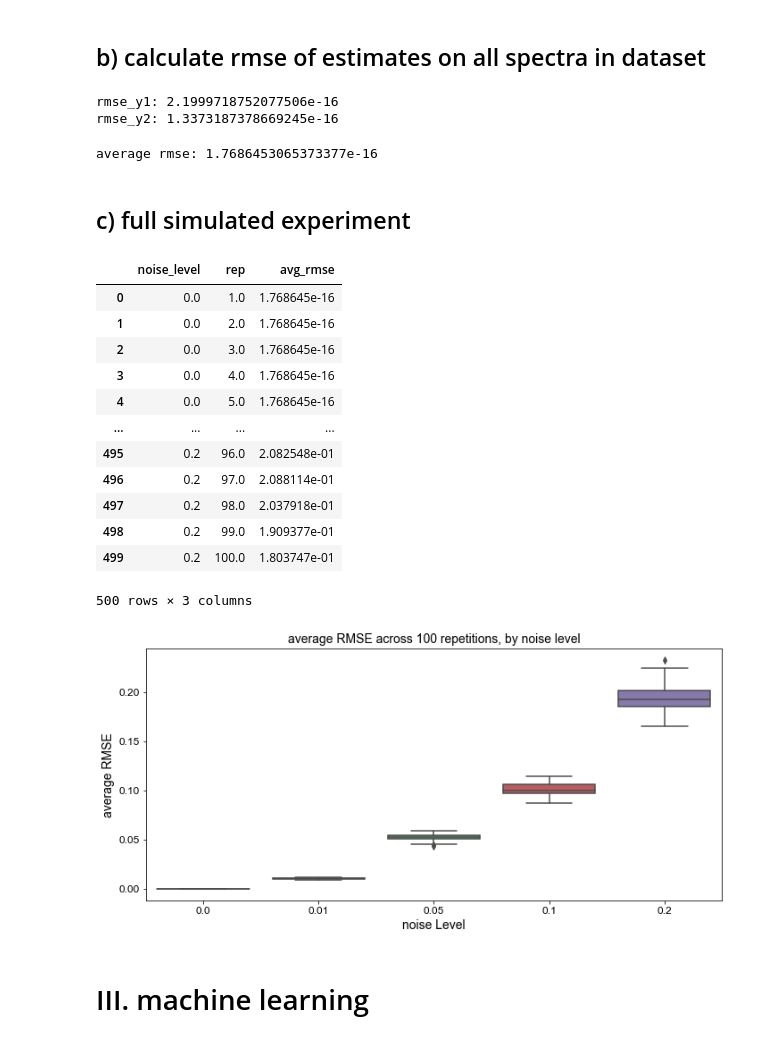
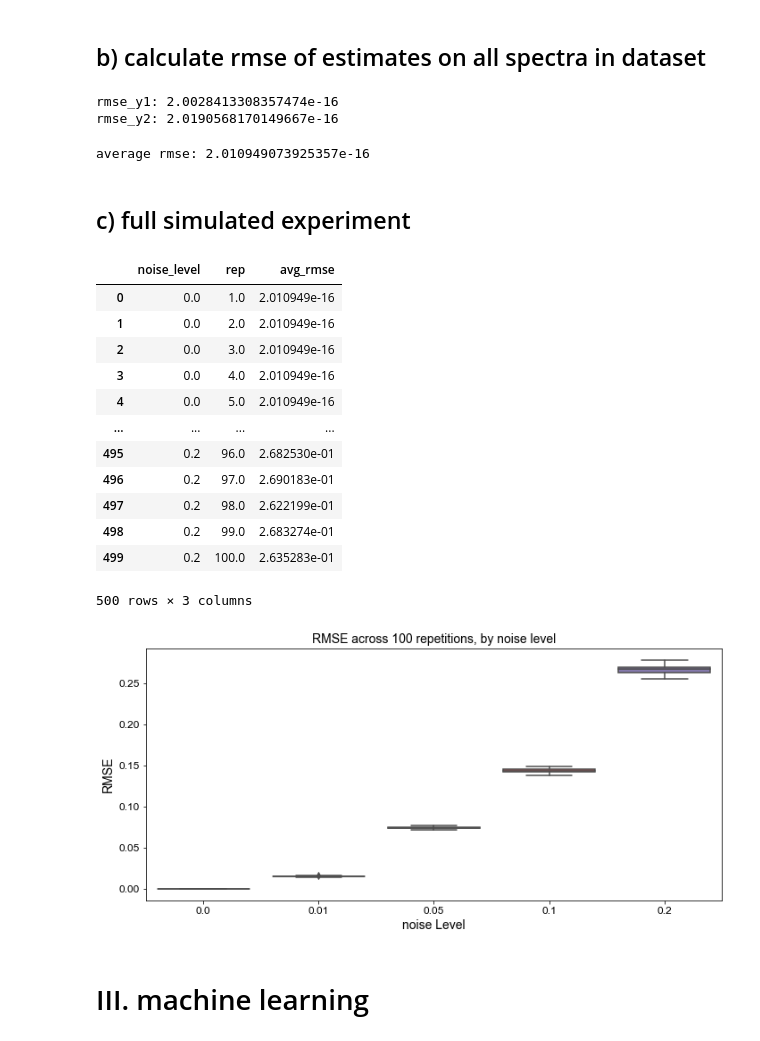
Before and after one commit to kylemjonesislanders/md-anderson, a Jupyter notebook: spectral-unmixing/simulation_experiment.ipynb, the cells around one changed output. Cells and saved outputs as stored; diff of their text form; code cells hidden in the pictures.

```diff
--- a/spectral-unmixing/simulation_experiment.ipynb
+++ b/spectral-unmixing/simulation_experiment.ipynb
@@ -16,6 +16,6 @@ from sklearn.multioutput import MultiOutputRegressor
 # I. Read in Data
 # %%
 # Define optimal nm for 12 point spectrum
-nm_optimal = [680, 707, 735, 746, 757, 768, 779, 800, 825, 850, 875, 900]
+nm_optimal = [680, 700, 730, 760, 800, 850]
 nm_optimal
 # %% [output]
@@ -127,8 +115,7 @@ def create_simulated_dataset(fractions, func_1, func_2, noise_sd):
     # Convert to dataframe
     dat = pd.DataFrame(dat,
                        columns = ['y1', 'y2',
-                                  'x1', 'x2', 'x3', 'x4', 'x5', 'x6',
-                                  'x7', 'x8', 'x9', 'x10', 'x11', 'x12'])
+                                  'x1', 'x2', 'x3', 'x4', 'x5', 'x6'])
 
     # Return dataset
     return(dat)
@@ -265,14 +245,14 @@ rmse_y2 = mean_squared_error(np.array(y2s), np.array(y2_estimates),
                              squared=False)
 print('rmse_y2: ' + str(rmse_y2))
 # %% [output]
-rmse_y1: 2.1999718752077506e-16
-rmse_y2: 1.3373187378669245e-16
+rmse_y1: 2.0028413308357474e-16
+rmse_y2: 2.0190568170149667e-16
 # %%
 # Calculate average rmse
 avg_rmse = (rmse_y1 + rmse_y2)/2
 print('average rmse: ' + str(avg_rmse))
 # %% [output]
-average rmse: 1.7686453065373377e-16
+average rmse: 2.010949073925357e-16
 # %% [markdown]
 ## c) full simulated experiment
 # %%
@@ -336,37 +316,37 @@ results = pd.DataFrame(results,
 results
 # %% [output]
 |  | noise_level | rep | avg_rmse |
-| 0 | 0.0 | 1.0 | 1.768645e-16 |
-| 1 | 0.0 | 2.0 | 1.768645e-16 |
-| 2 | 0.0 | 3.0 | 1.768645e-16 |
-| 3 | 0.0 | 4.0 | 1.768645e-16 |
-| 4 | 0.0 | 5.0 | 1.768645e-16 |
+| 0 | 0.0 | 1.0 | 2.010949e-16 |
+| 1 | 0.0 | 2.0 | 2.010949e-16 |
+| 2 | 0.0 | 3.0 | 2.010949e-16 |
+| 3 | 0.0 | 4.0 | 2.010949e-16 |
+| 4 | 0.0 | 5.0 | 2.010949e-16 |
 | ... | ... | ... | ... |
-| 495 | 0.2 | 96.0 | 2.082548e-01 |
-| 496 | 0.2 | 97.0 | 2.088114e-01 |
-| 497 | 0.2 | 98.0 | 2.037918e-01 |
-| 498 | 0.2 | 99.0 | 1.909377e-01 |
-| 499 | 0.2 | 100.0 | 1.803747e-01 |
+| 495 | 0.2 | 96.0 | 2.682530e-01 |
+| 496 | 0.2 | 97.0 | 2.690183e-01 |
+| 497 | 0.2 | 98.0 | 2.622199e-01 |
+| 498 | 0.2 | 99.0 | 2.683274e-01 |
+| 499 | 0.2 | 100.0 | 2.635283e-01 |
 500 rows × 3 columns
 # %%
 # Box Plot of result
 fig, ax = plt.subplots(figsize = (10,5))
 sns.set(style="whitegrid")
 sns.boxplot(x='noise_level', y='avg_rmse', data = results)
 ax.set_xlabel("noise Level",
               fontsize=14)
-ax.set_ylabel("average RMSE",
+ax.set_ylabel("RMSE",
               fontsize=14)
-ax.set_title("average RMSE across 100 repetitions, by noise level",
+ax.set_title("RMSE across 100 repetitions, by noise level",
              fontsize=14)
 for tick in ax.xaxis.get_major_ticks():
     tick.label.set_fontsize(12)
 for tick in ax.yaxis.get_major_ticks():
     tick.label.set_fontsize(12)
 fig.tight_layout()
 plt.show()
 # %% [output]
-[figure, old version]
+[figure, new version]
 # %% [markdown]
 # III. machine learning
 # %%
```
Also changed, not shown: parts of 26 cells of this notebook.
